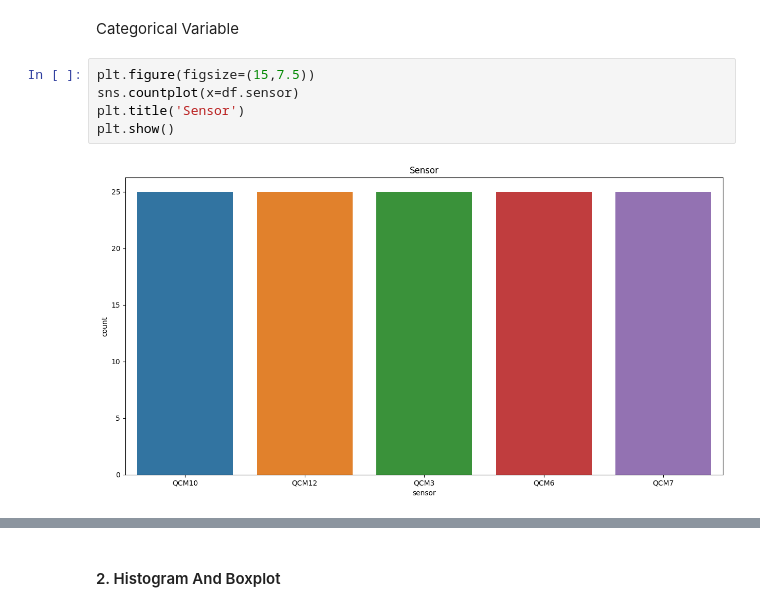
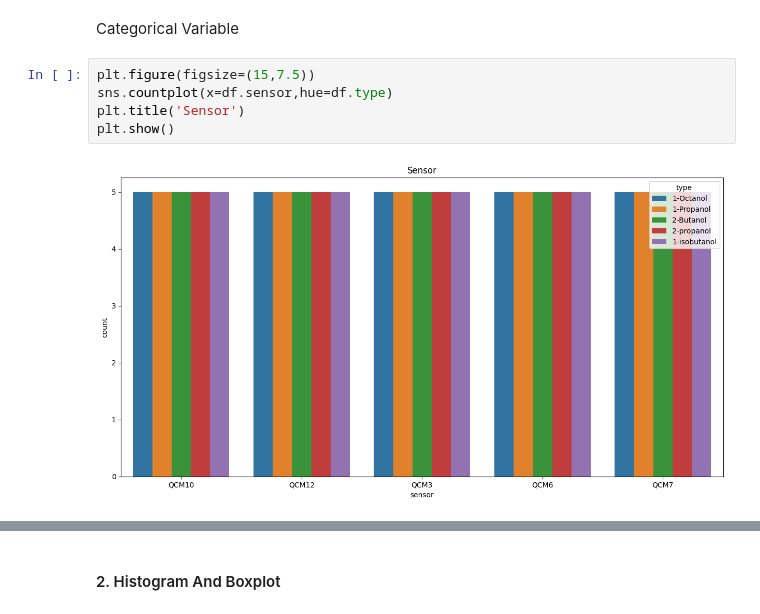
Before and after one commit to sonnyrd/sonny-agriaku, a Jupyter notebook: 1_EDA & Preprocessing.ipynb, the cells around one changed output, grey strips where cells are left out. Saved outputs shown, nothing was run; the diff lists cells and outputs as text.

```diff
--- a/1_EDA & Preprocessing.ipynb
+++ b/1_EDA & Preprocessing.ipynb
@@ -91,8 +96,8 @@ df.describe()
 Categorical Variable
 # %%
 plt.figure(figsize=(15,7.5))
-sns.countplot(x=df.sensor)
+sns.countplot(x=df.sensor,hue=df.type)
 plt.title('Sensor')
 plt.show()
 # %% [output]
-[figure, old version]
+[figure, new version]
```
Also changed, not shown: parts of 9 cells of this notebook, 3 other files.
